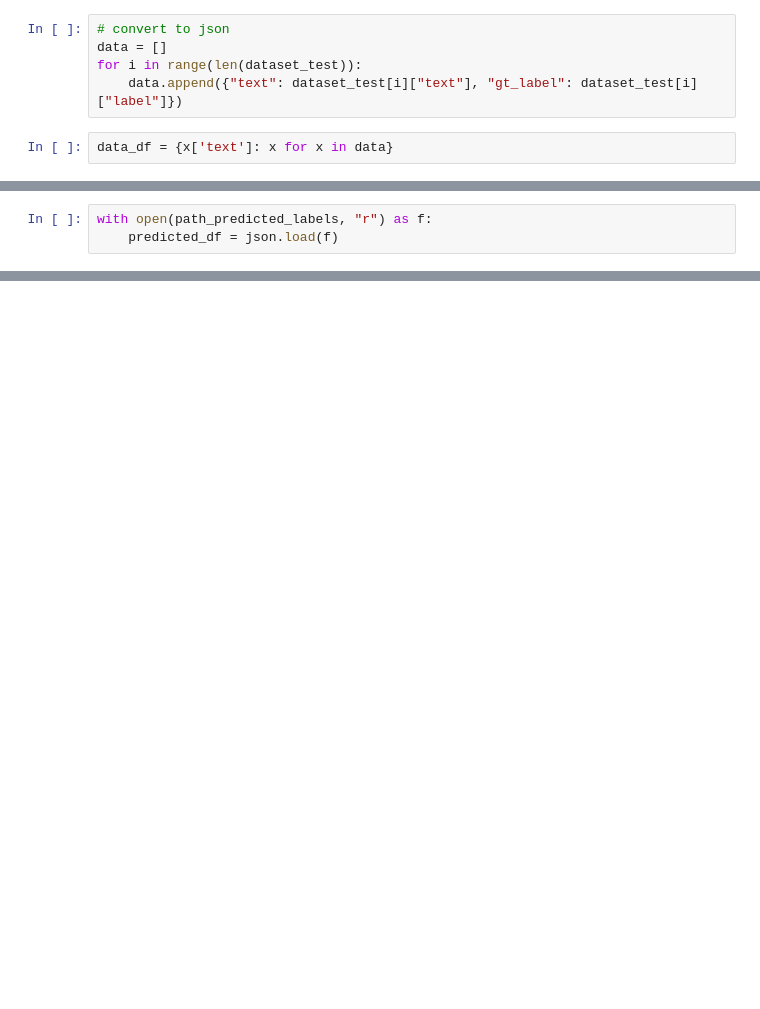
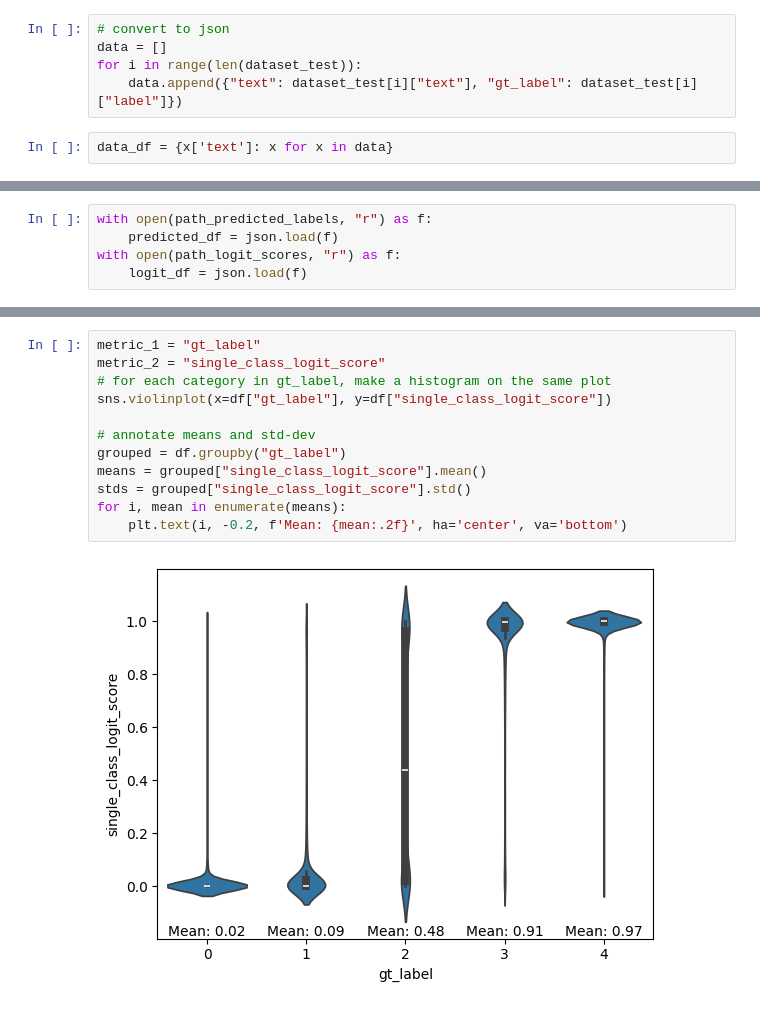
Before and after one commit to juice500ml/sentiment-cartography, a Jupyter notebook: cal_scores.ipynb, the cells around one changed output, grey strips where cells are left out. Cells and saved outputs as stored; diff of their text form; blank space fills up the shorter version.

```diff
--- a/cal_scores.ipynb
+++ b/cal_scores.ipynb
@@ -35,3 +51,5 @@ path_predicted_labels = "/home/anmola/assignments_hw/sentiment-cartography/v2_di
 # %%
 with open(path_predicted_labels, "r") as f:
     predicted_df = json.load(f)
+with open(path_logit_scores, "r") as f:
+    logit_df = json.load(f)
@@ -107,0 +122,14 @@ all_keys[700:720]
+# %%
+metric_1 = "gt_label"
+metric_2 = "single_class_logit_score"
+# for each category in gt_label, make a histogram on the same plot
+sns.violinplot(x=df["gt_label"], y=df["single_class_logit_score"])
+
+# annotate means and std-dev
+grouped = df.groupby("gt_label")
+means = grouped["single_class_logit_score"].mean()
+stds = grouped["single_class_logit_score"].std()
+for i, mean in enumerate(means):
+    plt.text(i, -0.2, f'Mean: {mean:.2f}', ha='center', va='bottom')
+# %% [output]
+[figure, added]
```
Also changed, not shown: parts of 22 cells of this notebook.
